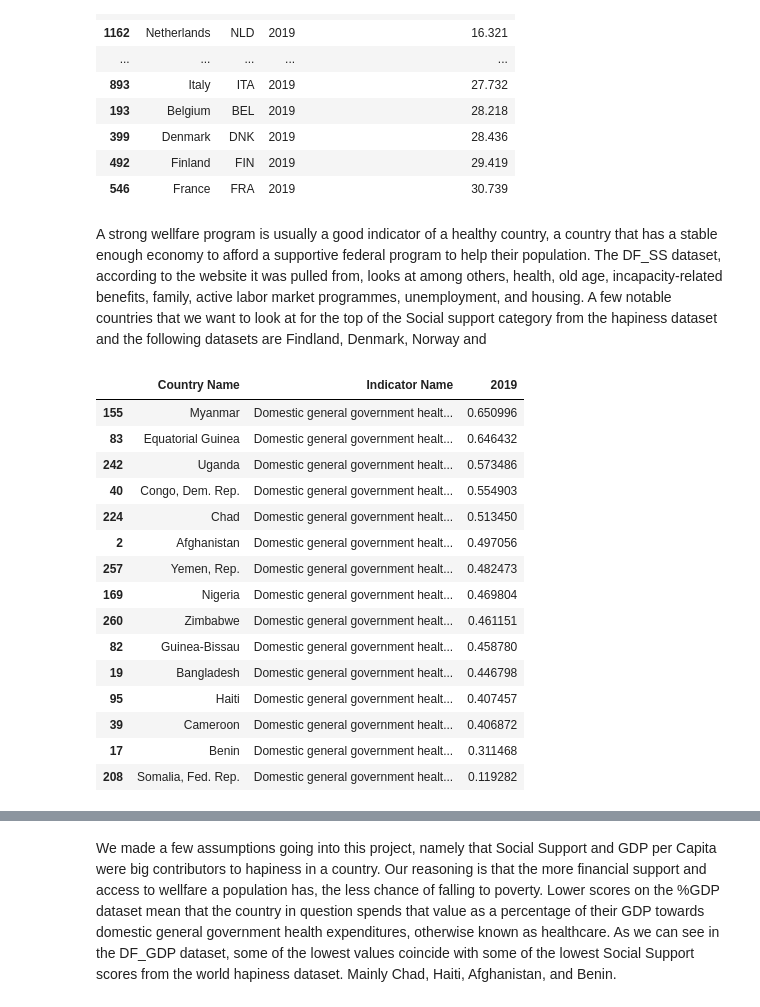
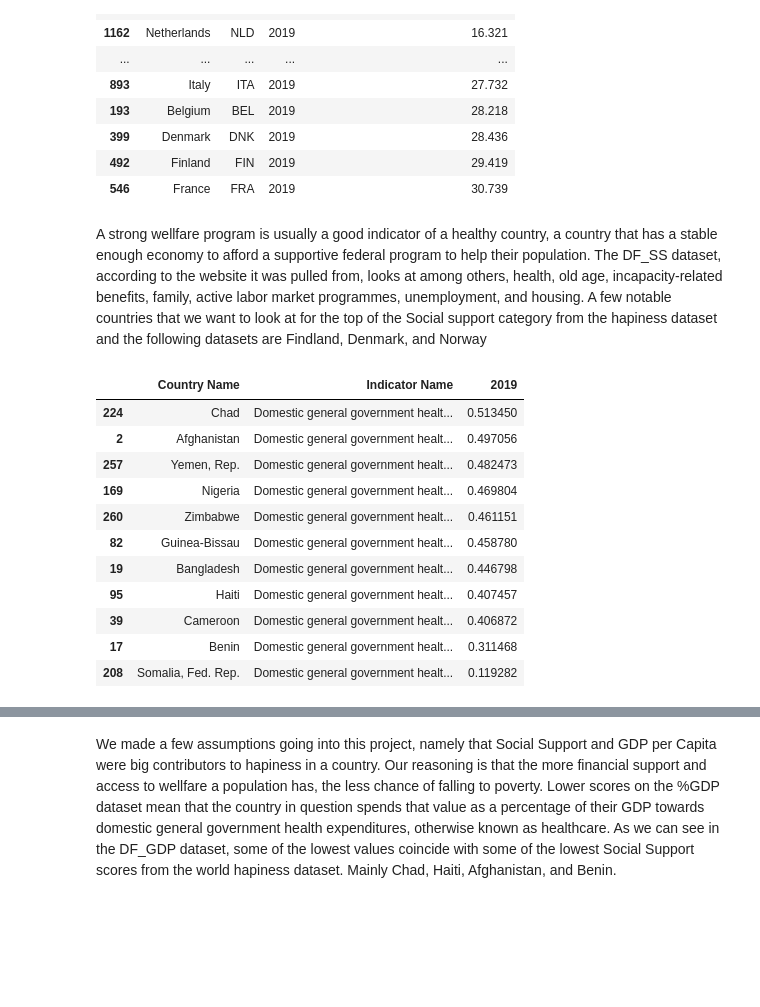
Before and after one commit to OliverChild13/Final_project, a Jupyter notebook: Social_security.ipynb, the cells around one changed output, grey strips where cells are left out. Drawn from its saved outputs; the diff is of its cells as text; code cells hidden in the pictures; blank space fills up the shorter version.

```diff
--- a/Social_security.ipynb
+++ b/Social_security.ipynb
@@ -57,18 +49,14 @@ DF_SS[mask].sort_values(by='Public social expenditure as a share of GDP')
 | 492 | Finland | FIN | 2019 | 29.419 |
 | 546 | France | FRA | 2019 | 30.739 |
 # %% [markdown]
-A strong wellfare program is usually a good indicator of a healthy country, a country that has a stable enough economy to afford a supportive federal program to help their population. The DF_SS dataset, according to the website it was pulled from, looks at among others, health, old age, incapacity-related benefits, family, active labor market programmes, unemployment, and housing. A few notable countries that we want to look at for the top of the Social support category from the hapiness dataset and the following datasets are Findland, Denmark, Norway and
+A strong wellfare program is usually a good indicator of a healthy country, a country that has a stable enough economy to afford a supportive federal program to help their population. The DF_SS dataset, according to the website it was pulled from, looks at among others, health, old age, incapacity-related benefits, family, active labor market programmes, unemployment, and housing. A few notable countries that we want to look at for the top of the Social support category from the hapiness dataset and the following datasets are Findland, Denmark, and Norway
 # %%
 col = ['Country Name','Indicator Name',2019]
+m = DF_GDP[2019].notnull()
 DF_GDP = DF_GDP[col][m]
-m = DF_GDP[2019].notnull()
-DF_GDP.sort_values(2019, ascending=False).tail(15)
+DF_GDP.sort_values(2019, ascending=False).tail(11)
 # %% [output]
 |  | Country Name | Indicator Name | 2019 |
-| 155 | Myanmar | Domestic general government healt... | 0.650996 |
-| 83 | Equatorial Guinea | Domestic general government healt... | 0.646432 |
-| 242 | Uganda | Domestic general government healt... | 0.573486 |
-| 40 | Congo, Dem. Rep. | Domestic general government healt... | 0.554903 |
 | 224 | Chad | Domestic general government healt... | 0.513450 |
 | 2 | Afghanistan | Domestic general government healt... | 0.497056 |
 | 257 | Yemen, Rep. | Domestic general government healt... | 0.482473 |
```
Also changed, not shown: parts of 7 cells of this notebook.
